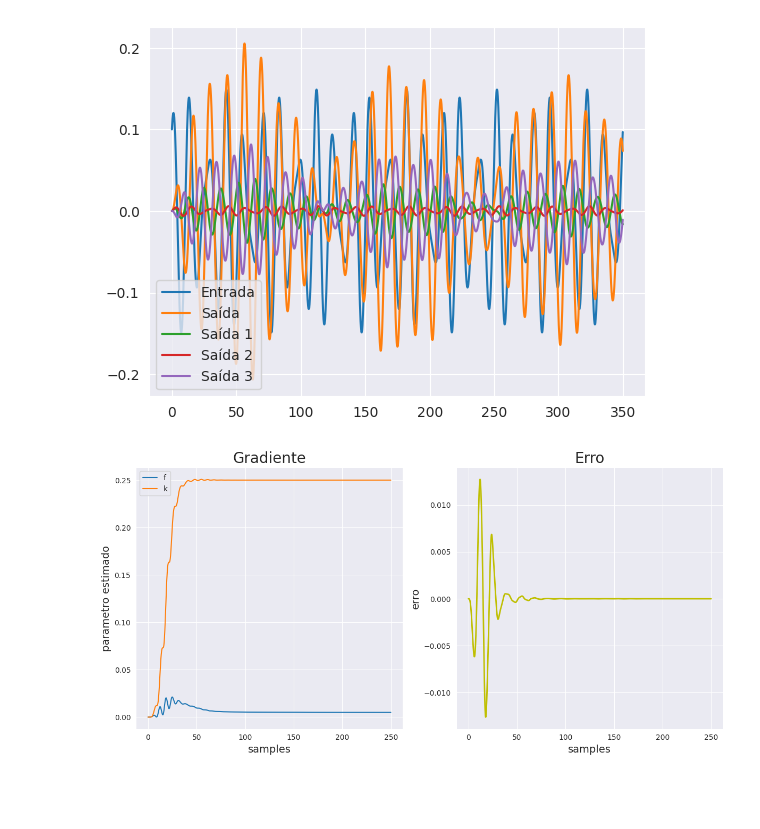
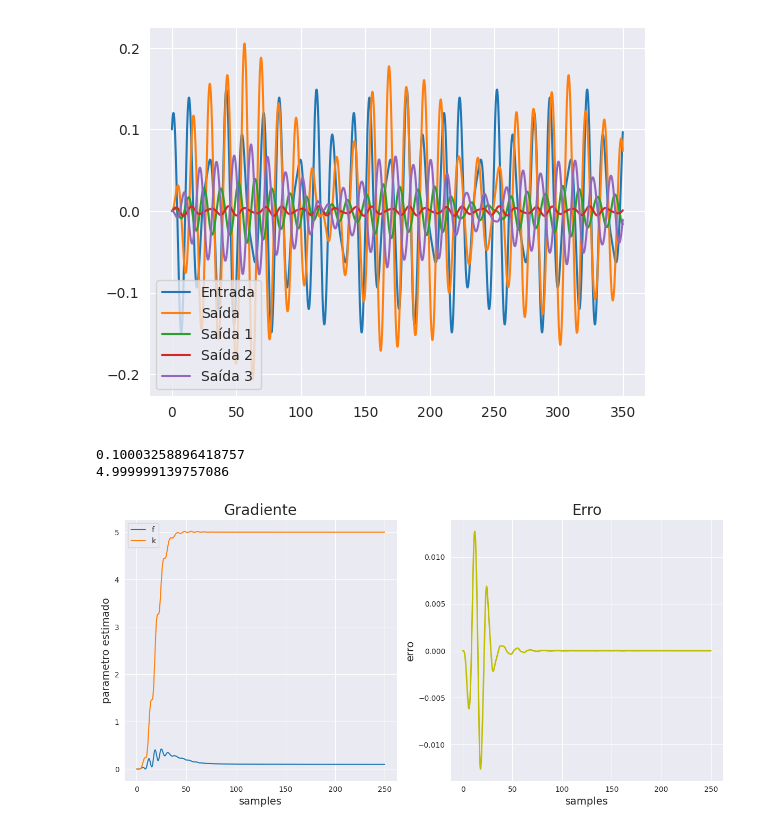
Before and after one commit to SKaiquelima/advanced-control, a Jupyter notebook: execs/exec2/exec2.ipynb, the cells around one changed output. Cells and saved outputs as stored; diff of their text form; code cells hidden in the pictures; blank space fills up the shorter version.

```diff
--- a/execs/exec2/exec2.ipynb
+++ b/execs/exec2/exec2.ipynb
@@ -89,31 +89,37 @@ for k in range(0, int(N/dt)):
 
 # Crie uma figura com 1 linha e 2 colunas para os subplots
 fig, axs = plt.subplots(1, 2, figsize=(12, 6))
 
 corte = 2500
 
 fontesize = 14
 titlesize = 20
+theta[0, :] = 20 * theta[0, :]
+theta[1, :] = 20 * theta[1, :]
 # Primeiro subplot (Gráfico dos parâmetros estimados)
 axs[0].plot(T[:corte], theta[0, :][:corte], label='f')
 axs[0].plot(T[:corte], theta[1, :][:corte], label='k')
 axs[0].legend()
 axs[0].set_xlabel('samples', fontsize=fontesize)
 axs[0].set_ylabel('parametro estimado', fontsize=fontesize)
 axs[0].set_title('Gradiente', fontsize=titlesize)
 
 # Segundo subplot (Gráfico do erro)
 axs[1].plot(T[:corte], erro[:corte], 'y', linewidth=2)
 axs[1].set_xlabel('samples', fontsize=fontesize)
 axs[1].set_ylabel('erro', fontsize=fontesize)
 axs[1].set_title('Erro', fontsize=titlesize)
 axs[1].grid(True)
 
+print(theta[0,3100])
+print(theta[1,3100])
 
 # Ajuste o espaço entre os subplots
 plt.tight_layout()
 
 # Exiba os subplots lado a lado
 plt.show()
 # %% [output]
+0.10003258896418757
+4.999999139757086
-[figure, old version]
+[figure, new version]
```
